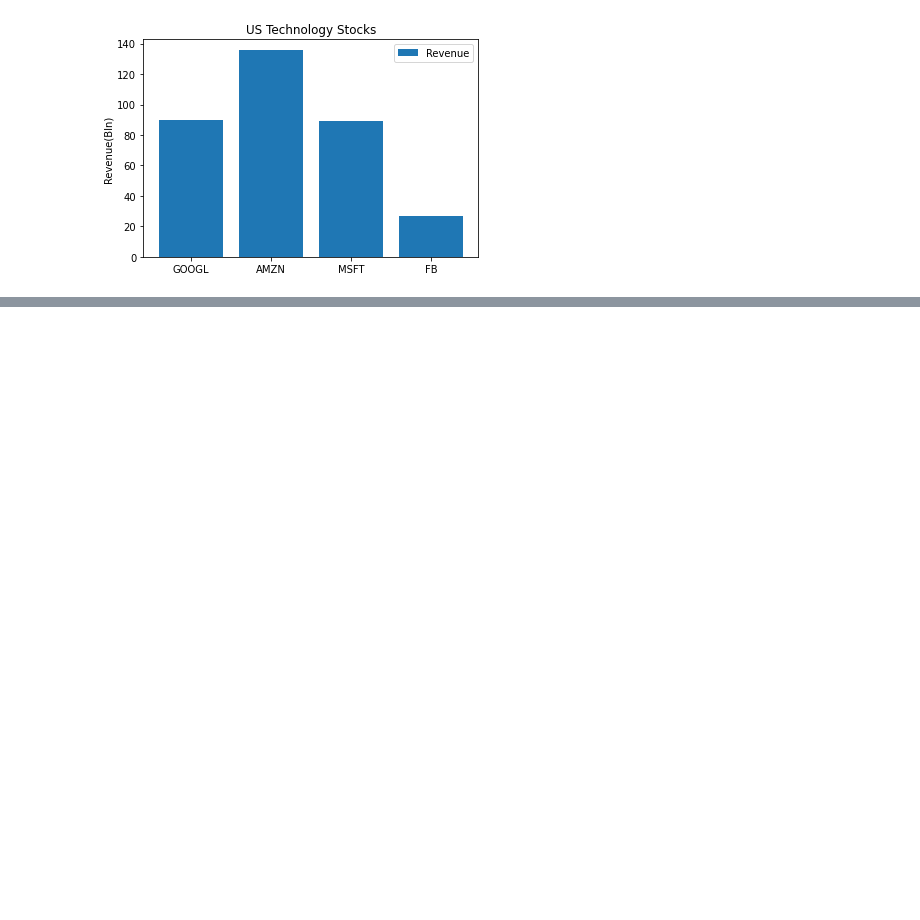
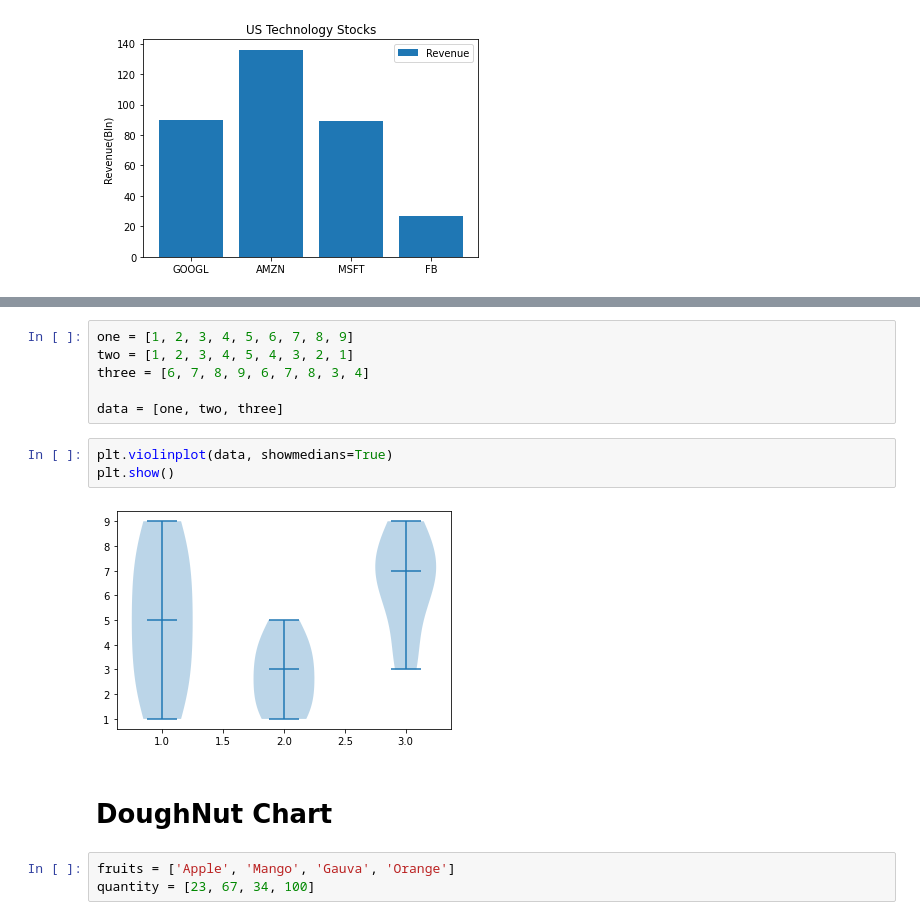
Before and after one commit to hrishi-bodkhe/Python, a Jupyter notebook: python/matplotlib.ipynb, the cells around one changed output, grey strips where cells are left out. Drawn from its saved outputs; the diff is of its cells as text; blank space fills up the shorter version.

```diff
--- a/python/matplotlib.ipynb
+++ b/python/matplotlib.ipynb
@@ -288,0 +332,16 @@ plt.savefig('bar.pdf', pad_inches=5)
+# %%
+one = [1, 2, 3, 4, 5, 6, 7, 8, 9]
+two = [1, 2, 3, 4, 5, 4, 3, 2, 1]
+three = [6, 7, 8, 9, 6, 7, 8, 3, 4]
+
+data = [one, two, three]
+# %%
+plt.violinplot(data, showmedians=True)
+plt.show()
+# %% [output]
+[figure, added]
+# %% [markdown]
+# DoughNut Chart
+# %%
+fruits = ['Apple', 'Mango', 'Gauva', 'Orange']
+quantity = [23, 67, 34, 100]
```
Also changed, not shown: parts of 12 cells of this notebook, 5 other files.
